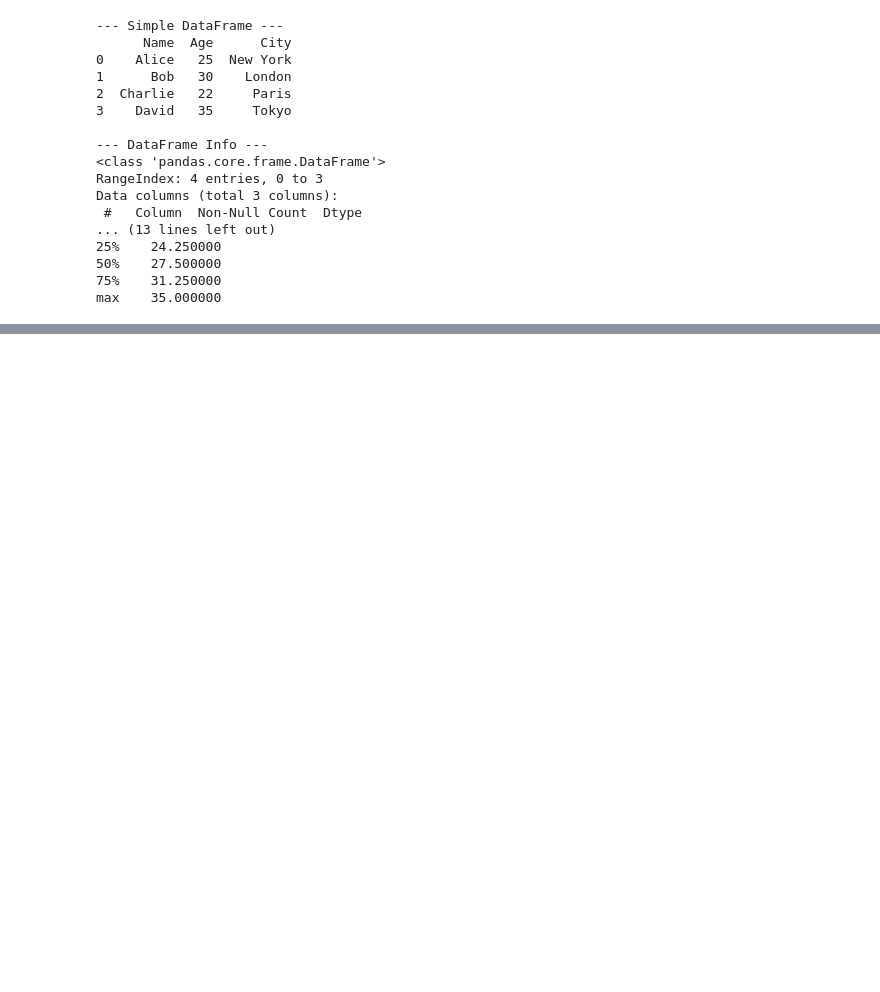
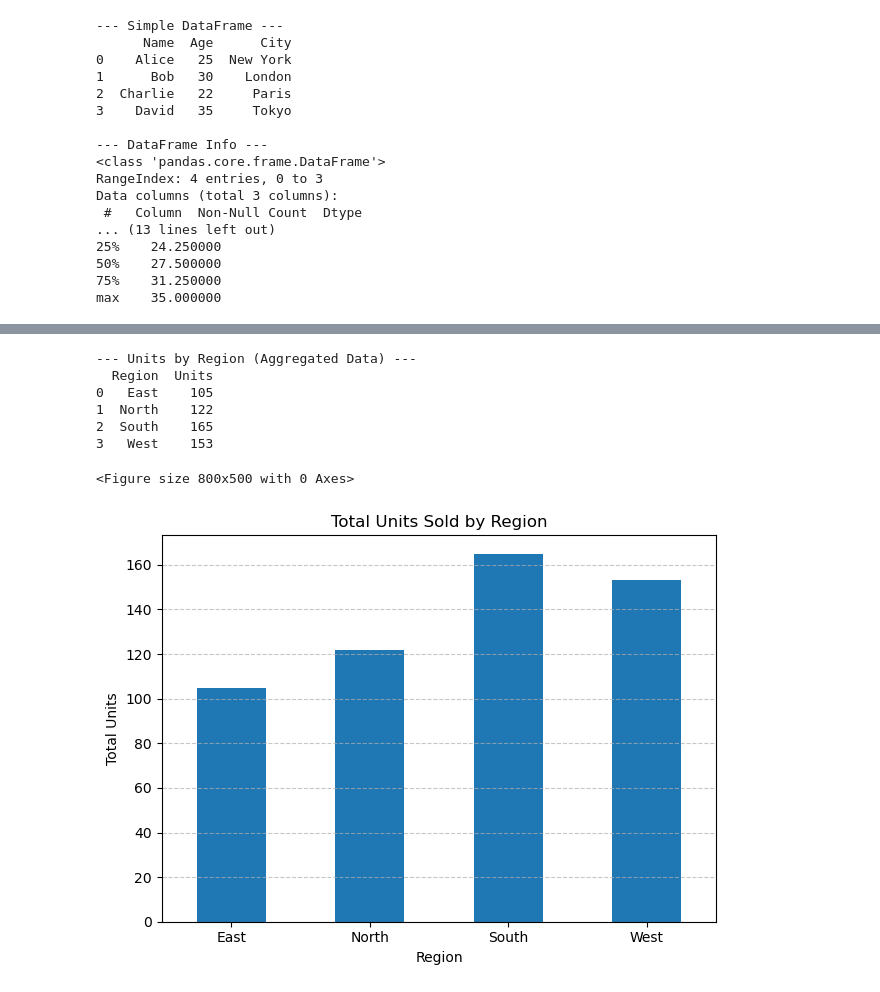
Before and after one commit to Ruhi1010/machine_learning, a Jupyter notebook: practice.ipynb, the cells around one changed output, grey strips where cells are left out. Cells and saved outputs as stored; diff of their text form; code cells hidden in the pictures; blank space fills up the shorter version.

```diff
--- a/practice.ipynb
+++ b/practice.ipynb
@@ -56,0 +236,28 @@ max    35.000000
+# %%
+# Aggregate Units by Region for a bar plot
+units_by_region = df_csv.groupby('Region')['Units'].sum().reset_index()
+
+print("\n--- Units by Region (Aggregated Data) ---")
+print(units_by_region)
+
+# 2. Bar Plot using Pandas' built-in .plot() method
+plt.figure(figsize=(8, 5))
+units_by_region.plot(kind='bar', x='Region', y='Units', legend=False,
+                     title='Total Units Sold by Region',
+                     xlabel='Region',
+                     ylabel='Total Units')
+
+plt.xticks(rotation=0) # Keep region names horizontal
+plt.grid(axis='y', linestyle='--', alpha=0.7) # Add horizontal grid lines
+
+plt.tight_layout()
+plt.show()
+# %% [output]
+--- Units by Region (Aggregated Data) ---
+  Region  Units
+0   East    105
+1  North    122
+2  South    165
+3   West    153
+<Figure size 800x500 with 0 Axes>
+[figure, added]
```
Also changed, not shown: parts of 10 cells of this notebook, 1 other file.
